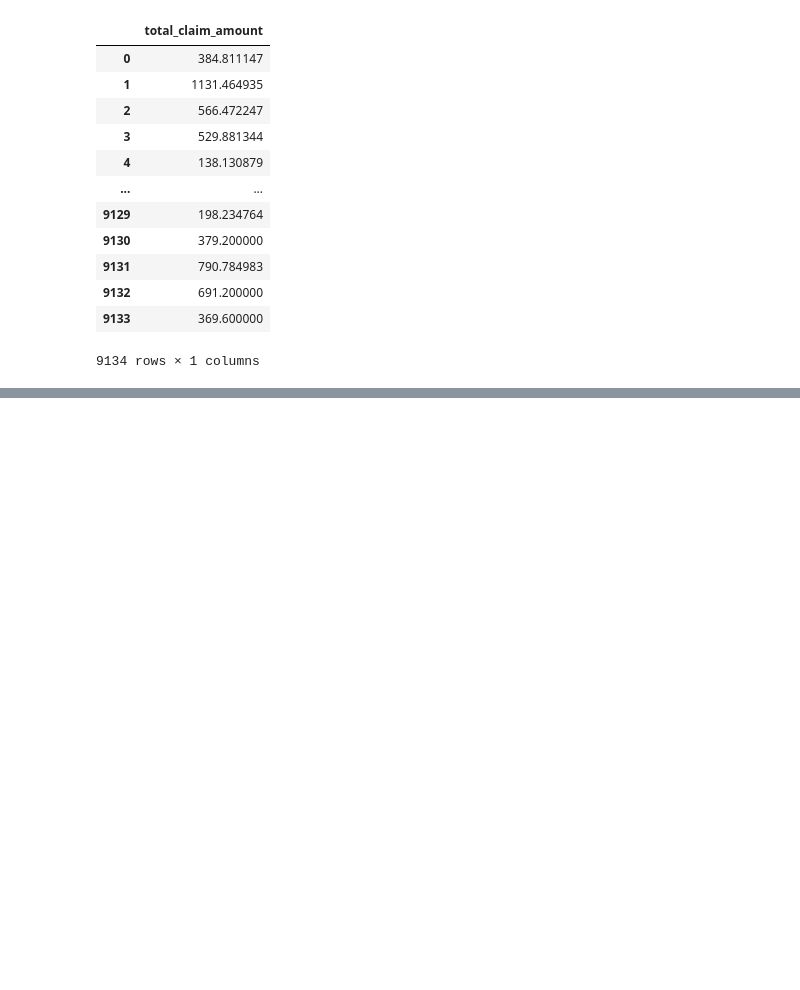
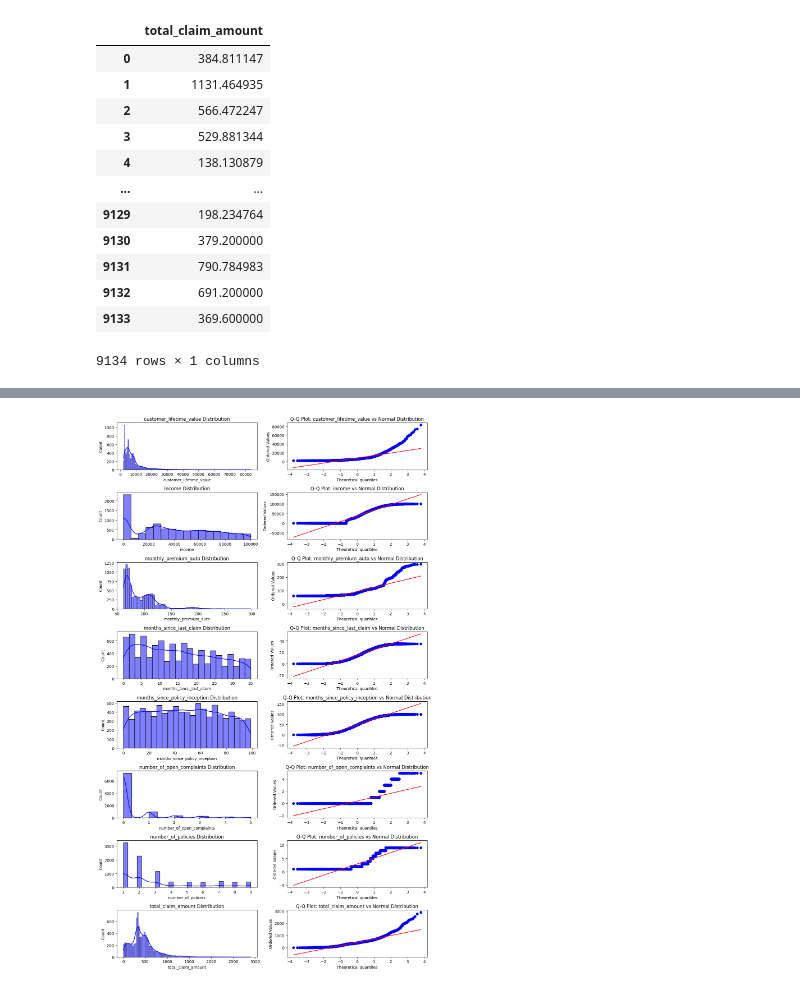
Before and after one commit to poojagit2000/lab-cleaning-numerical-data, a Jupyter notebook: files_for_lab/Customer_Analysis.ipynb, the cells around one changed output, grey strips where cells are left out. Drawn from its saved outputs; the diff is of its cells as text; code cells hidden in the pictures; blank space fills up the shorter version.

```diff
--- a/files_for_lab/Customer_Analysis.ipynb
+++ b/files_for_lab/Customer_Analysis.ipynb
@@ -806,0 +818,4 @@ MLP Regressor: Score = 0.8225
+# %%
+# Use the numerical variables from our dataset this week.
+num_df = pd.read_csv('numerical.csv')
+num_df.head()
@@ -806,0 +829,14 @@ MLP Regressor: Score = 0.8225
+# %%
+# Check using a distribution plot if the variables fit the theoretical normal or exponential distribution.
+numerical_columns = num_df.columns
+fig, axes = plt.subplots(len(numerical_columns), 2, figsize=(12, 20))
+for i, col in enumerate(numerical_columns):
+    sns.histplot(num_df[col], kde=True, ax=axes[i, 0], color='blue')
+    axes[i, 0].set_title(f'{col} Distribution')
+    probplot(num_df[col], dist="norm", plot=axes[i, 1])
+    axes[i, 1].set_title(f'Q-Q Plot: {col} vs Normal Distribution')
+
+plt.tight_layout()
+plt.show()
+# %% [output]
+[figure, added]
```
Also changed, not shown: parts of 11 cells of this notebook.
